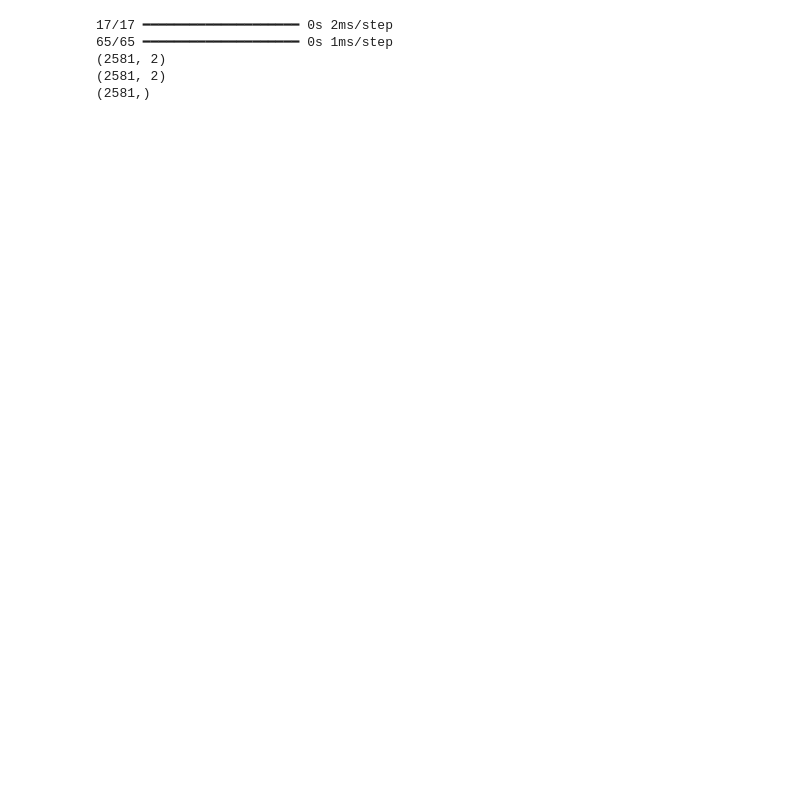
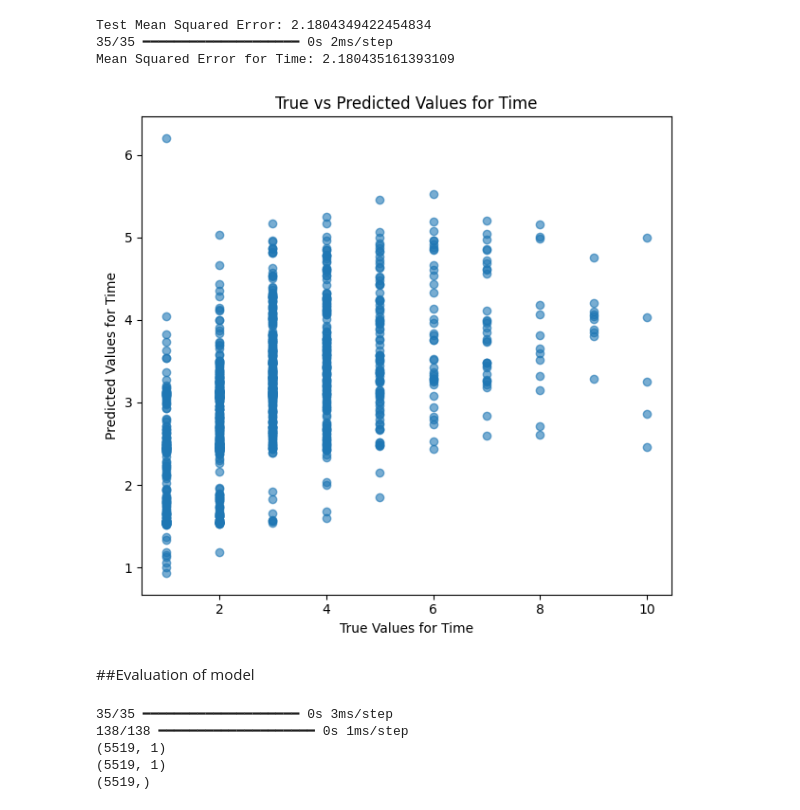
Before and after one commit to matule00/SGE, a Jupyter notebook: NN_SVR_peak.ipynb, the cells around one changed output. Drawn from its saved outputs; the diff is of its cells as text; code cells hidden in the pictures; blank space fills up the shorter version.

```diff
--- a/NN_SVR_peak.ipynb
+++ b/NN_SVR_peak.ipynb
@@ -246,0 +252,26 @@ Mean Squared Error for Time: 4.1689495356373945
+# %%
+valid_rows = SVR.dropna(subset=['time_prev', 'amp_diff', 'prev_extrema_value',
+                                'last_5_SVR_values_1', 'last_5_SVR_values_2',
+                                'last_5_SVR_values_3', 'last_5_SVR_values_4',
+                                'last_5_SVR_values_5', 'previous_inflections'])
+september_rows = valid_rows[(valid_rows['Time'] < '2024-09-30 00:00:00')]
+X = september_rows[['time_prev', 'amp_diff', 'prev_extrema_value',
+                                'last_5_SVR_values_1', 'last_5_SVR_values_2',
+                                'last_5_SVR_values_3', 'last_5_SVR_values_4',
+                                'last_5_SVR_values_5', 'previous_inflections']].values
+y_peak = september_rows[['next_extrema_value']].values  # Two outputs: extrema and time
+y_time = september_rows[['time_next']].values
+
+model_time = Sequential([
+    Input(shape=(X.shape[1],)),
+    Dense(16),
+    LeakyReLU(0.01),  # Leaky ReLU activation
+    Dropout(0.1),
+    Dense(8),
+    LeakyReLU(0.01),  # Leaky ReLU activation
+    Dense(1)  # Output layer (no activation needed for regression)
+])
+
+
+train_model(X, y_time, model_time, lr=0.001, patience_early_stop=12, patience_scheduler=5, num_of_epochs=150, peaks=False)
+# %% [output]
@@ -247,23 +296,29 @@ Mean Squared Error for Time: 4.1689495356373945
+Test Mean Squared Error: 2.1804349422454834
+35/35 ━━━━━━━━━━━━━━━━━━━━ 0s 2ms/step
+Mean Squared Error for Time: 2.180435161393109
+[figure, added]
+# %% [markdown]
+##Evaluation of model
 # %%
-model.load_weights('/content/weights.best.weights.h5')
+model_peak.load_weights('/content/weights_peaks.weights.h5')
 
-y_pred1 = model.predict(X_test)
-y_pred2 = model.predict(X_train)
+y_pred_peak1 = model_peak.predict(X_test)
+y_pred_peak2 = model_peak.predict(X_train)
 
-y_pred = np.concatenate((y_pred1, y_pred2), axis=0)
+y_pred_peak = np.concatenate((y_pred_peak1, y_pred_peak2), axis=0)
 
-y_test = np.concatenate((y_test, y_train), axis=0)
+y_test_peak = np.concatenate((y_peak_test, y_peak_train), axis=0)
 
 test_indices = np.concatenate((test_indices, train_indices), axis=0)
 
-print(y_pred.shape)
-print(y_test.shape)
+print(y_pred_peak.shape)
+print(y_test_peak.shape)
 print(test_indices.shape)
 # %% [output]
-17/17 ━━━━━━━━━━━━━━━━━━━━ 0s 2ms/step
-65/65 ━━━━━━━━━━━━━━━━━━━━ 0s 1ms/step
-(2581, 2)
-(2581, 2)
-(2581,)
+35/35 ━━━━━━━━━━━━━━━━━━━━ 0s 3ms/step
+138/138 ━━━━━━━━━━━━━━━━━━━━ 0s 1ms/step
+(5519, 1)
+(5519, 1)
+(5519,)
 # %%
 predictions = pd.DataFrame({
```
Also changed, not shown: parts of 30 cells of this notebook.
